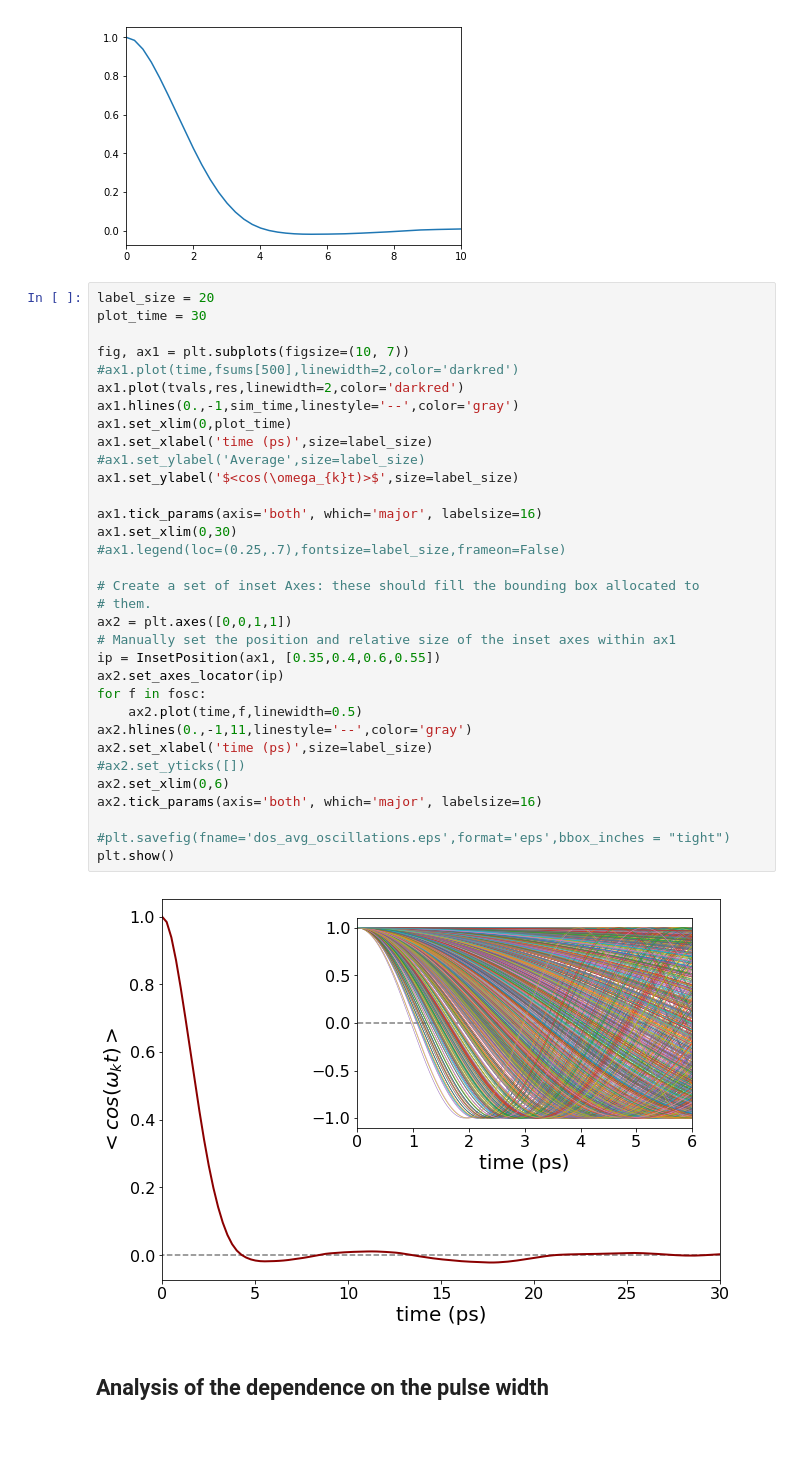
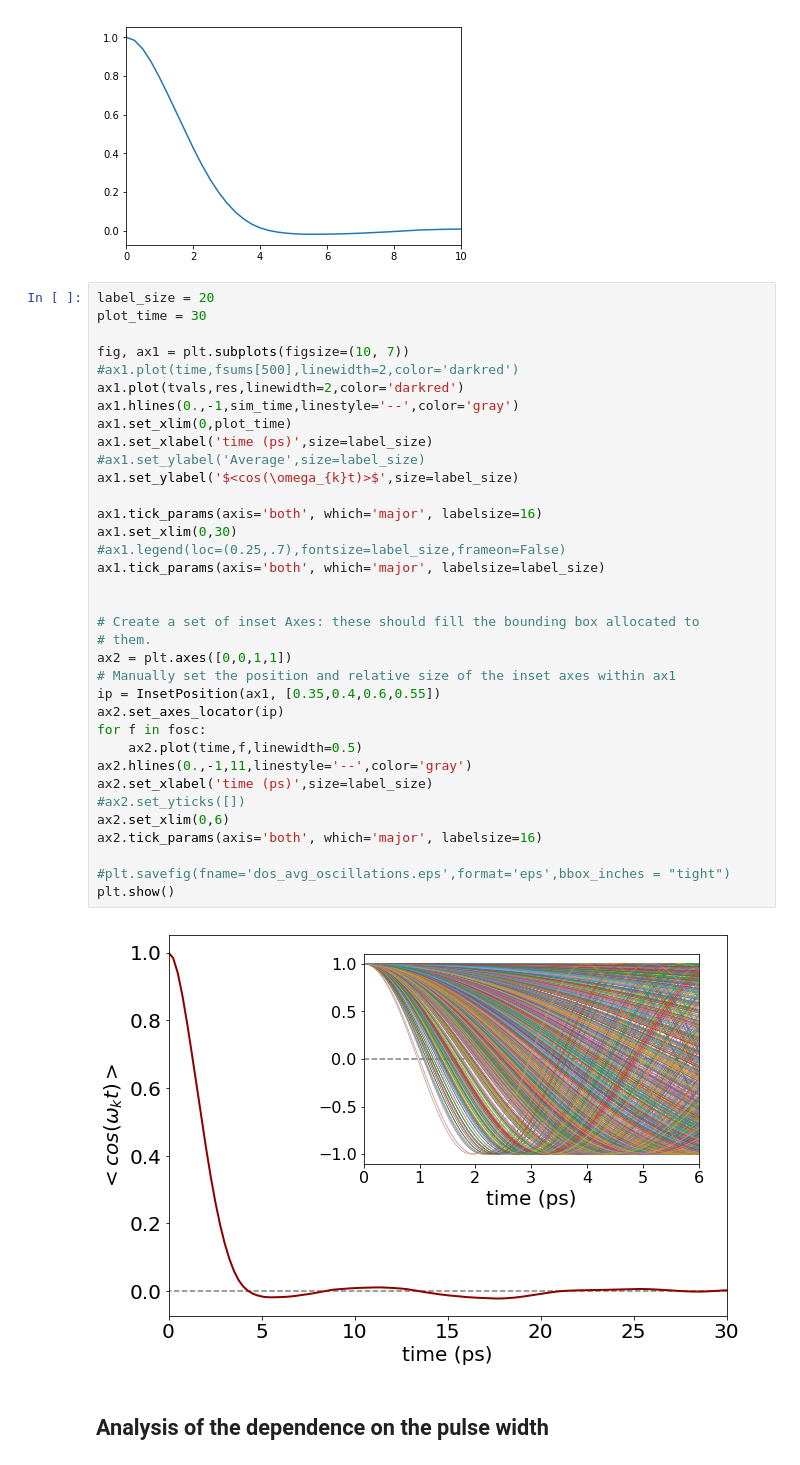
Before and after one commit to marcodalessandro76/Generation-and-decay-of-the-degree-of-spin-polarization-in-GaAs, a Jupyter notebook: ANALYSIS_Plots.ipynb, the cells around one changed output. Saved outputs shown, nothing was run; the diff lists cells and outputs as text; blank space fills up the shorter version.

```diff
--- a/ANALYSIS_Plots.ipynb
+++ b/ANALYSIS_Plots.ipynb
@@ -816,34 +947,36 @@ plot_time = 30
 fig, ax1 = plt.subplots(figsize=(10, 7))
 #ax1.plot(time,fsums[500],linewidth=2,color='darkred')
 ax1.plot(tvals,res,linewidth=2,color='darkred')
 ax1.hlines(0.,-1,sim_time,linestyle='--',color='gray')
 ax1.set_xlim(0,plot_time)
 ax1.set_xlabel('time (ps)',size=label_size)
 #ax1.set_ylabel('Average',size=label_size)
 ax1.set_ylabel('$<cos(\omega_{k}t)>$',size=label_size)
 
 ax1.tick_params(axis='both', which='major', labelsize=16)
 ax1.set_xlim(0,30)
 #ax1.legend(loc=(0.25,.7),fontsize=label_size,frameon=False)
+ax1.tick_params(axis='both', which='major', labelsize=label_size)
+
 
 # Create a set of inset Axes: these should fill the bounding box allocated to
 # them.
 ax2 = plt.axes([0,0,1,1])
 # Manually set the position and relative size of the inset axes within ax1
 ip = InsetPosition(ax1, [0.35,0.4,0.6,0.55])
 ax2.set_axes_locator(ip)
 for f in fosc:
     ax2.plot(time,f,linewidth=0.5)
 ax2.hlines(0.,-1,11,linestyle='--',color='gray')
 ax2.set_xlabel('time (ps)',size=label_size)
 #ax2.set_yticks([])
 ax2.set_xlim(0,6)
 ax2.tick_params(axis='both', which='major', labelsize=16)
 
 #plt.savefig(fname='dos_avg_oscillations.eps',format='eps',bbox_inches = "tight")
 plt.show()
 # %% [output]
-[figure, old version]
+[figure, new version]
 # %% [markdown]
 ## Analysis of the dependence on the pulse width
 # %%
```
Also changed, not shown: parts of 15 cells of this notebook, 3 other files.
